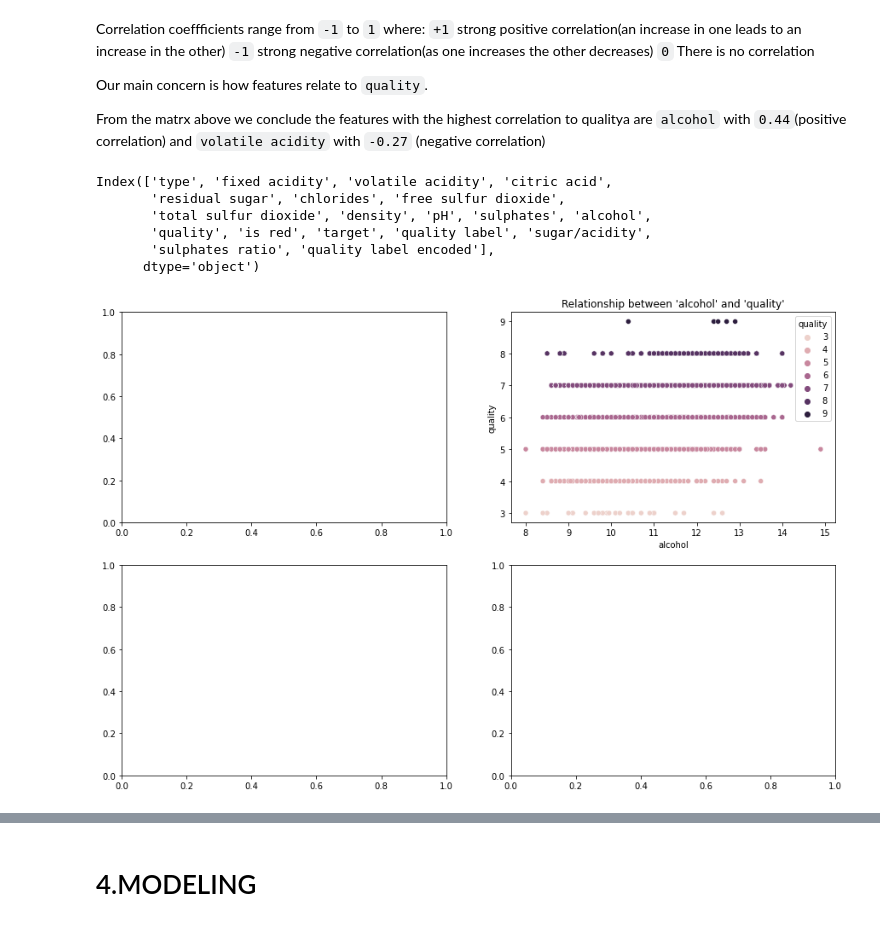
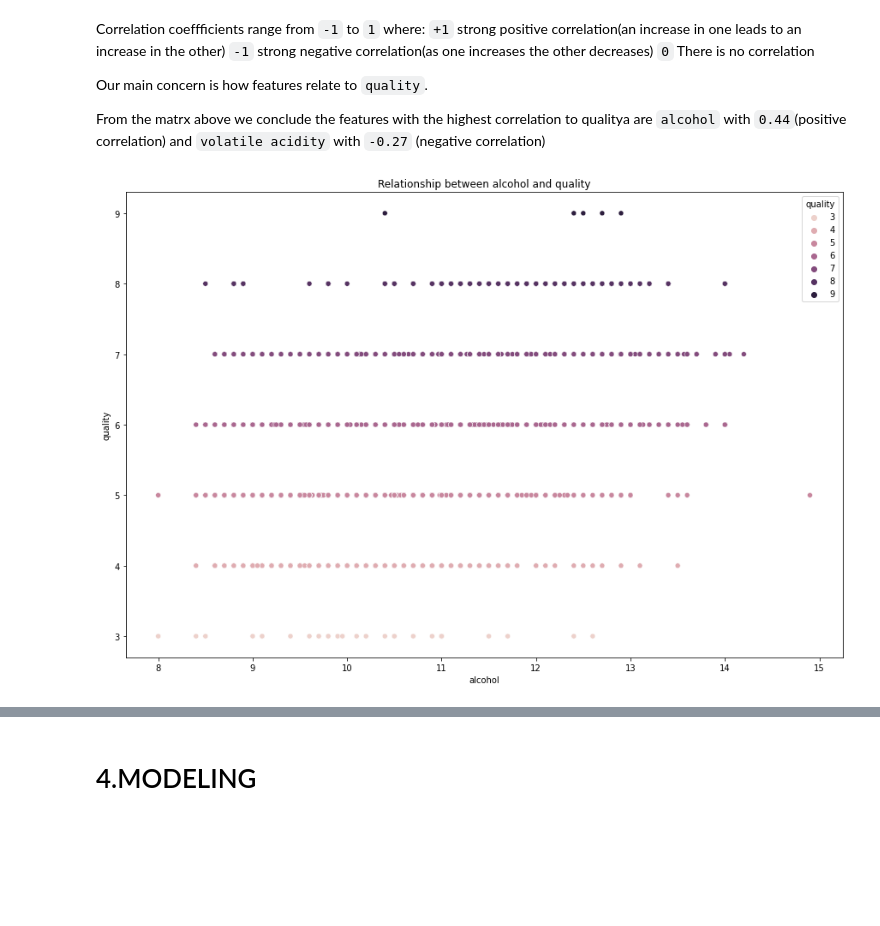
Before and after one commit to Muthonikiboi/Wine-Quality-Prediction, a Jupyter notebook: index.ipynb, the cells around one changed output, grey strips where cells are left out. Drawn from its saved outputs; the diff is of its cells as text; code cells hidden in the pictures; blank space fills up the shorter version.

Commit message:
ADD:Final index notebook

```diff
--- a/index.ipynb
+++ b/index.ipynb
@@ -157,7 +152,3 @@ df.head()
 | 4 | white | 7.2 | 0.23 | 0.32 | 8.5 | 0.058 | 47.0 | ... |
 # %% [markdown]
 ## 3.4 Adding Important Columns
-# %%
-# Add the target we will use in our multi linear Rehression
-df['target'] = (df['quality'] >= 7).astype(int)
-df.head()
@@ -173,10 +155,8 @@ Created a `target` column that will be used in our `multilinear regression` as t
 # %%
 # Add quality labels in categories
 def qualityLabel(qual):
-  if qual <= 4:
+  if qual <= 6:
     return 'low'
-  elif qual <= 7:
-    return 'medium'
   else:
     return 'high'
 
@@ -191,3 +171,7 @@ df.head()
 | 4 | white | 7.2 | 0.23 | 0.32 | 8.5 | 0.058 | 47.0 | ... |
 # %% [markdown]
 Created a new column `quality label` that classifies the quality in to `low, medium` and `high` quality
+# %%
+# Create an encoding of the quality label (target)
+df['quality label encoded'] = df['quality label'].map({'low': 0, 'high': 1})
+df.head()
@@ -243,24 +236,11 @@ Correlation coeffficients range from `-1` to `1` where:
 Our main concern is how features relate to `quality`.
 
 From the matrx above we conclude the features with the highest correlation to qualitya are `alcohol` with `0.44`(positive correlation) and `volatile acidity` with `-0.27` (negative correlation)
-# %%
-df.columns
-# %% [output]
-Index(['type', 'fixed acidity', 'volatile acidity', 'citric acid',
-       'residual sugar', 'chlorides', 'free sulfur dioxide',
-       'total sulfur dioxide', 'density', 'pH', 'sulphates', 'alcohol',
-       'quality', 'is red', 'target', 'quality label', 'sugar/acidity',
-       'sulphates ratio', 'quality label encoded'],
-      dtype='object')
 # %%
 ## Check relationship between quality and the 4 best features we have seen from the matrix
 
-ig, axes = plt.subplots(2, 2, figsize=(15, 10))
-axes = axes.flatten()
+ig= plt.subplots(1,figsize=(15, 10))
 
-sns.scatterplot(ax = axes[1],
-                x = "alcohol",
-                y = "quality", hue = "quality",
-                data = df).set(title = "Relationship between 'alcohol' and 'quality'");
+sns.scatterplot(x = "alcohol",y = "quality", hue = "quality",data = df).set(title = "Relationship between alcohol and quality");
 # %% [output]
-[figure, old version]
+[figure, new version]
```
Also changed, not shown: parts of 76 cells of this notebook, 1 other file.
